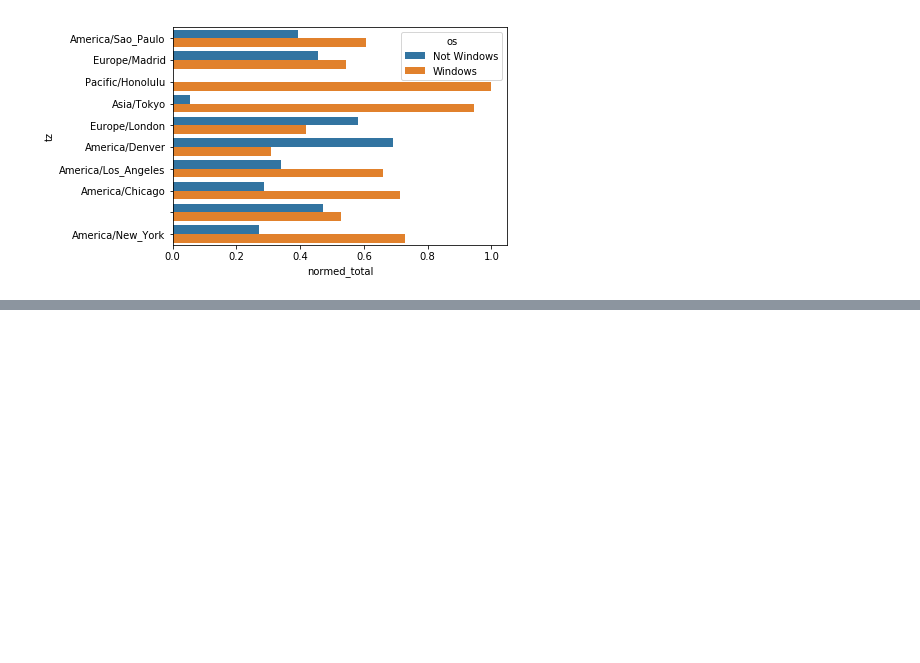
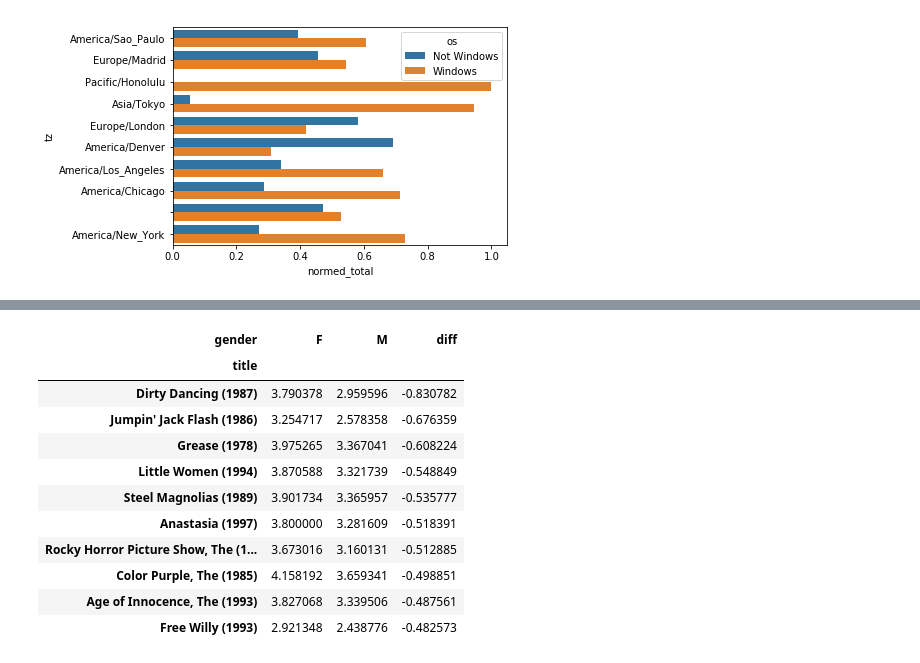
Before and after one commit to rumourcy/DA, a Jupyter notebook: python-for-data-analysis/chapter14.ipynb, the cells around one changed output, grey strips where cells are left out. Cells and saved outputs as stored; diff of their text form; code cells hidden in the pictures; blank space fills up the shorter version.

```diff
--- a/python-for-data-analysis/chapter14.ipynb
+++ b/python-for-data-analysis/chapter14.ipynb
@@ -335,0 +403,3 @@ sns.barplot(y='tz', x='normed_total', hue='os', data=results)
+# %%
+ratings_by_title = data.groupby('title').size()
+ratings_by_title[:10]
@@ -335,0 +419,2 @@ sns.barplot(y='tz', x='normed_total', hue='os', data=results)
+# %%
+active_titles = ratings_by_title.index[ratings_by_title >= 250]
@@ -335,0 +436,4 @@ sns.barplot(y='tz', x='normed_total', hue='os', data=results)
+# %%
+mean_ratings = mean_ratings.loc[active_titles]
+top_female_ratings = mean_ratings.sort_values(by='F', ascending=False)
+top_female_ratings[:10]
@@ -335,0 +453,18 @@ sns.barplot(y='tz', x='normed_total', hue='os', data=results)
+# %%
+mean_ratings['diff'] = mean_ratings['M'] - mean_ratings['F']
+sorted_by_diff = mean_ratings.sort_values(by='diff')
+# %%
+sorted_by_diff[:10]
+# %% [output]
+| gender | F | M | diff |
+| title |  |  |  |
+| Dirty Dancing (1987) | 3.790378 | 2.959596 | -0.830782 |
+| Jumpin' Jack Flash (1986) | 3.254717 | 2.578358 | -0.676359 |
+| Grease (1978) | 3.975265 | 3.367041 | -0.608224 |
+| Little Women (1994) | 3.870588 | 3.321739 | -0.548849 |
+| Steel Magnolias (1989) | 3.901734 | 3.365957 | -0.535777 |
+| Anastasia (1997) | 3.800000 | 3.281609 | -0.518391 |
+| Rocky Horror Picture Show, The (1... | 3.673016 | 3.160131 | -0.512885 |
+| Color Purple, The (1985) | 4.158192 | 3.659341 | -0.498851 |
+| Age of Innocence, The (1993) | 3.827068 | 3.339506 | -0.487561 |
+| Free Willy (1993) | 2.921348 | 2.438776 | -0.482573 |
```
Also changed, not shown: parts of 19 cells of this notebook.
